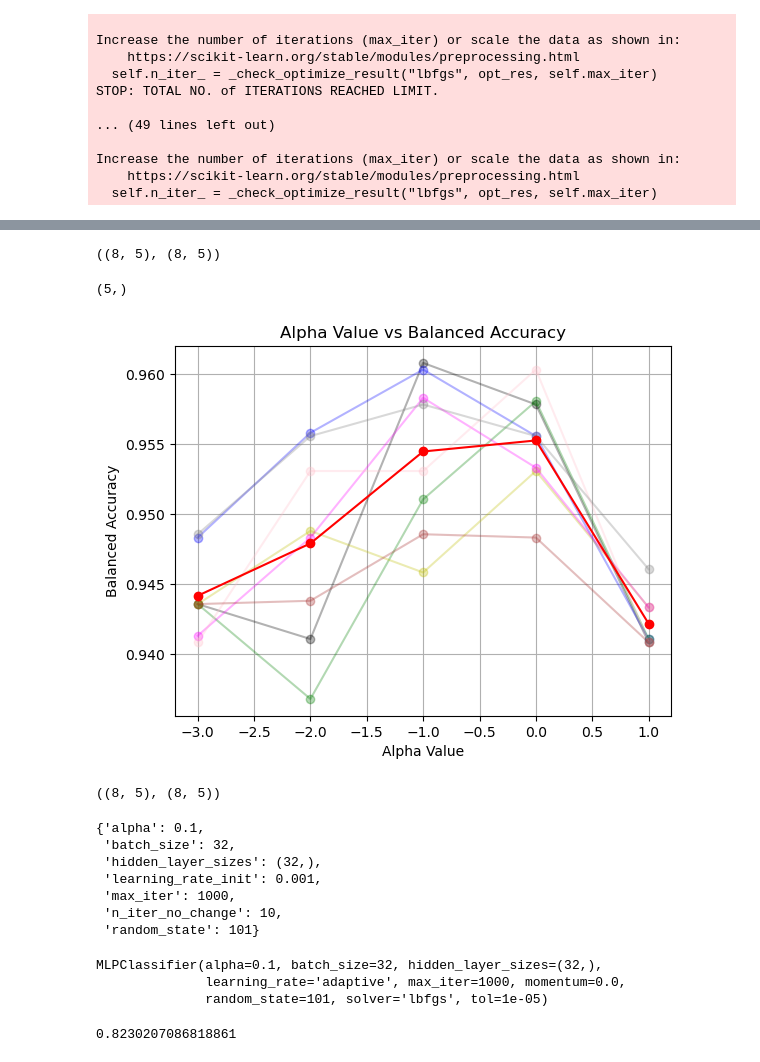
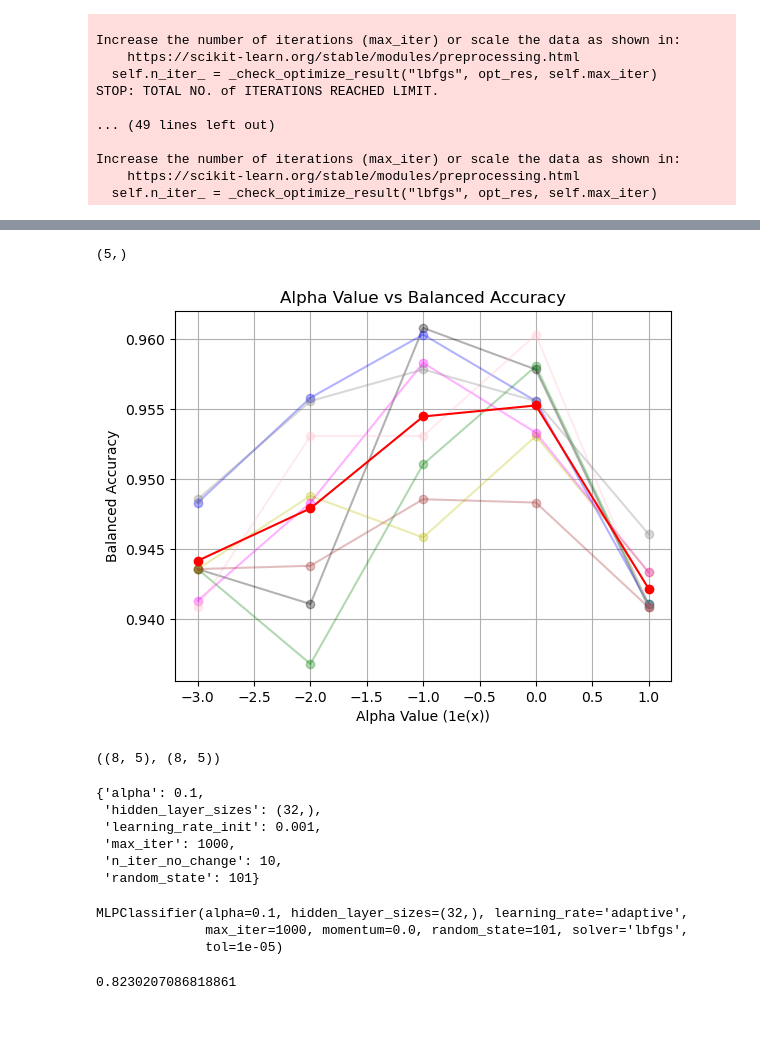
Before and after one commit to vmccab01/ProjectB_cs135, a Jupyter notebook: P1-2.ipynb, the cells around one changed output, grey strips where cells are left out. Drawn from its saved outputs; the diff is of its cells as text; code cells hidden in the pictures; blank space fills up the shorter version.

```diff
--- a/P1-2.ipynb
+++ b/P1-2.ipynb
@@ -81,7 +84,6 @@ mlp_hyperparameter_grid = dict(
     hidden_layer_sizes = [(32, )], #[(16,), (32,), (64,)],
     max_iter= [1000], #[64, 128, 1000],
     random_state = [101, 111, 123, 321, 121, 212, 213, 312],
-    batch_size= [32],
     learning_rate_init= [0.001],
     n_iter_no_change=[10], #[10, 25, 50],
     alpha=[10, 1e0, 1e-1, 1e-2, 1e-3]
@@ -146,5 +150,6 @@ Index(['mean_fit_time', 'std_fit_time', 'mean_score_time', 'std_score_time',
 balanced_accuracy_score = mlp_searcher_result.mean_test_score
 alpha_list = mlp_searcher_result.param_alpha
 random_seeds = mlp_searcher_result.param_random_state
+train_BAcc_d = mlp_searcher_result.mean_train_score
 
 # alpha_list, balanced_accuracy_score, random_seeds
@@ -164,38 +165,36 @@ for i in range(len(alpha_list)):
 # %%
 log_alphas = np.zeros((8,5))
 BAccs = np.zeros((8,5))
+Train_BAccs = np.zeros((8,5))
 
 for i in range(len(np.unique(alpha_list))): # 5
     for j in range(len(np.unique(random_seeds))): #4
         # plt.plot(log_alpha_list[i*len(np.unique(random_seeds)) + j], balanced_accuracy_score[i*len(np.unique(random_seeds)) + j], marker='o', linestyle='-', color=colors[j])
         log_alphas[j,i] = log_alpha_list[i*len(np.unique(random_seeds)) + j]
         BAccs[j,i] = balanced_accuracy_score[i*len(np.unique(random_seeds)) + j]
-
-log_alphas.shape, BAccs.shape
+        Train_BAccs[j,i] = train_BAcc_d[i*len(np.unique(random_seeds)) + j]
-# %% [output]
-((8, 5), (8, 5))
 # %%
-mean_BAccs = []
+mean_valid_BAccs = []
 for i in range(log_alphas.shape[1]):
     # print(log_alphas[:,i])
-    mean_BAccs.append(np.mean(BAccs[:,i]))
+    mean_valid_BAccs.append(np.mean(BAccs[:,i]))
 
-mean_BAccs = np.array(mean_BAccs[::-1])
-mean_BAccs.shape
+mean_valid_BAccs = np.array(mean_valid_BAccs[::-1])
+mean_valid_BAccs.shape
 # %% [output]
 (5,)
 # %%
 for m in range(len(np.unique(random_seeds))):
     plt.plot(log_alphas[m], BAccs[m], marker='o', linestyle='-', color=colors[m], alpha=0.3)
 
-plt.plot(np.unique(log_alphas), mean_BAccs, marker='o', linestyle='-', color='red')
+plt.plot(np.unique(log_alphas), mean_valid_BAccs, marker='o', linestyle='-', color='red')
 
 plt.title('Alpha Value vs Balanced Accuracy')
-plt.xlabel('Alpha Value')
+plt.xlabel( 'Alpha Value (1e(x))')
 plt.ylabel('Balanced Accuracy')
 plt.grid(True)
 plt.show()
 log_alphas.shape, BAccs.shape
 # %% [output]
-[figure, old version]
+[figure, new version]
 ((8, 5), (8, 5))
@@ -203,7 +209,6 @@ log_alphas.shape, BAccs.shape
 mlp_searcher.best_params_
 # %% [output]
 {'alpha': 0.1,
- 'batch_size': 32,
  'hidden_layer_sizes': (32,),
  'learning_rate_init': 0.001,
  'max_iter': 1000,
@@ -215,6 +220,6 @@ best_param = mlp_searcher.best_params_
 best_mlp.set_params(**best_param)
 best_mlp.fit(normed_train_x, train_y)
 # %% [output]
-MLPClassifier(alpha=0.1, batch_size=32, hidden_layer_sizes=(32,),
-              learning_rate='adaptive', max_iter=1000, momentum=0.0,
-              random_state=101, solver='lbfgs', tol=1e-05)
+MLPClassifier(alpha=0.1, hidden_layer_sizes=(32,), learning_rate='adaptive',
+              max_iter=1000, momentum=0.0, random_state=101, solver='lbfgs',
+              tol=1e-05)
```
Also changed, not shown: parts of 8 cells of this notebook.
